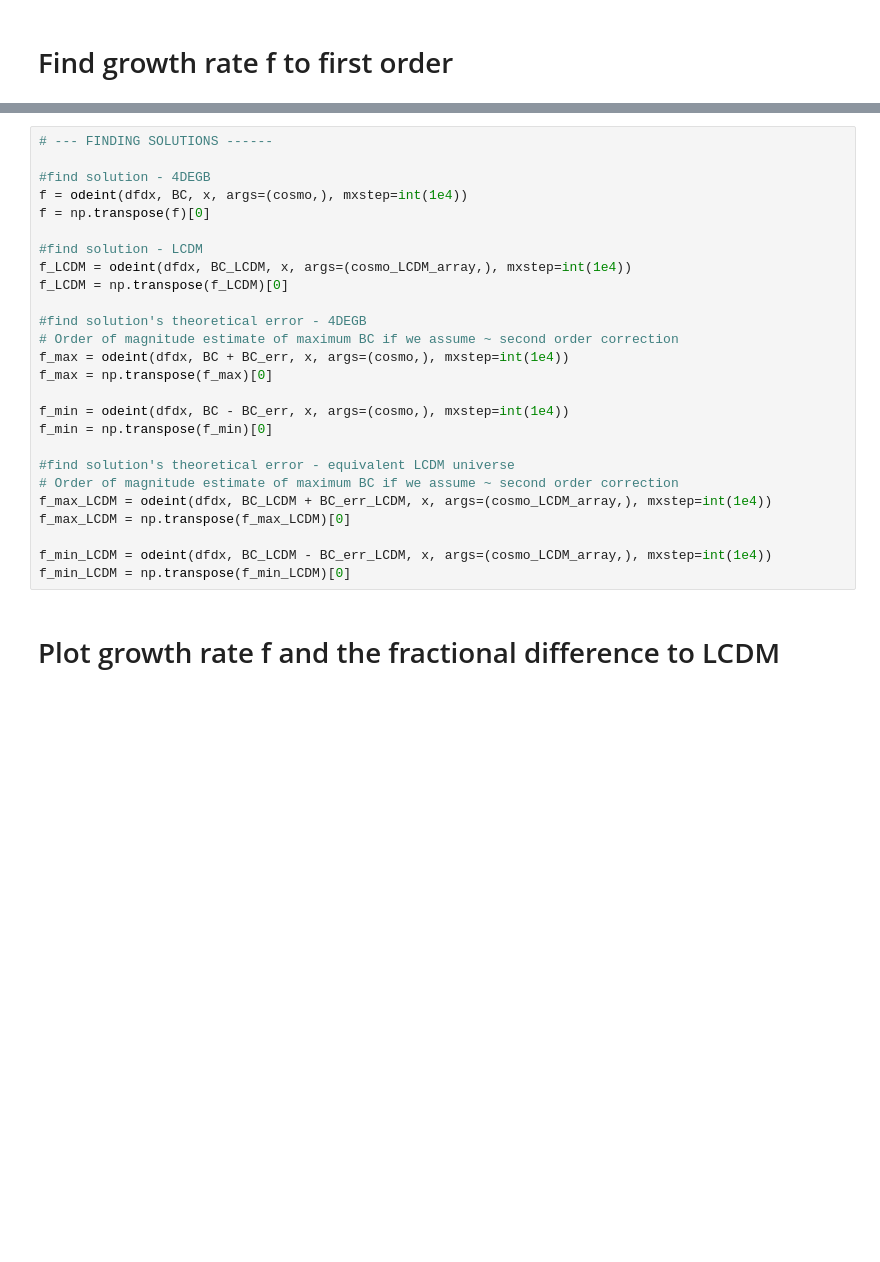
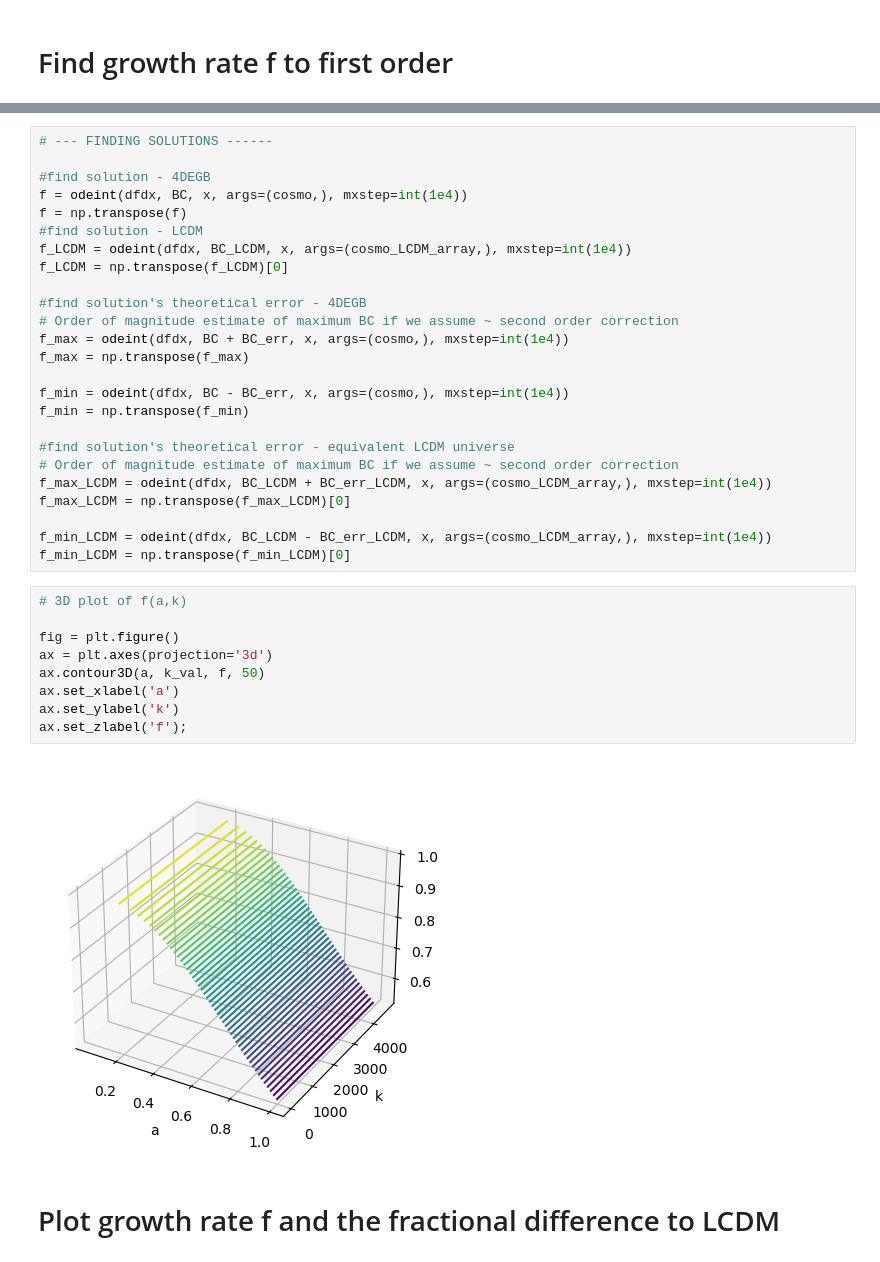
Before and after one commit to CarolaZano/4DEGB-tests, a Jupyter notebook: growth_rate/4DEGB_growthrate_zeroalpha.ipynb, the cells around one changed output, grey strips where cells are left out. Cells and saved outputs as stored; diff of their text form; blank space fills up the shorter version.

```diff
--- a/growth_rate/4DEGB_growthrate_zeroalpha.ipynb
+++ b/growth_rate/4DEGB_growthrate_zeroalpha.ipynb
@@ -106,8 +119,7 @@ z_BC =  6.3890560989306495
 
 #find solution - 4DEGB
 f = odeint(dfdx, BC, x, args=(cosmo,), mxstep=int(1e4))
-f = np.transpose(f)[0]
-
+f = np.transpose(f)
 #find solution - LCDM
 f_LCDM = odeint(dfdx, BC_LCDM, x, args=(cosmo_LCDM_array,), mxstep=int(1e4))
 f_LCDM = np.transpose(f_LCDM)[0]
@@ -115,10 +127,10 @@ f_LCDM = np.transpose(f_LCDM)[0]
 #find solution's theoretical error - 4DEGB
 # Order of magnitude estimate of maximum BC if we assume ~ second order correction
 f_max = odeint(dfdx, BC + BC_err, x, args=(cosmo,), mxstep=int(1e4))
-f_max = np.transpose(f_max)[0]
+f_max = np.transpose(f_max)
 
 f_min = odeint(dfdx, BC - BC_err, x, args=(cosmo,), mxstep=int(1e4))
-f_min = np.transpose(f_min)[0]
+f_min = np.transpose(f_min)
 
 #find solution's theoretical error - equivalent LCDM universe
 # Order of magnitude estimate of maximum BC if we assume ~ second order correction
@@ -127,6 +139,17 @@ f_max_LCDM = np.transpose(f_max_LCDM)[0]
 
 f_min_LCDM = odeint(dfdx, BC_LCDM - BC_err_LCDM, x, args=(cosmo_LCDM_array,), mxstep=int(1e4))
 f_min_LCDM = np.transpose(f_min_LCDM)[0]
+# %%
+# 3D plot of f(a,k)
+
+fig = plt.figure()
+ax = plt.axes(projection='3d')
+ax.contour3D(a, k_val, f, 50)
+ax.set_xlabel('a')
+ax.set_ylabel('k')
+ax.set_zlabel('f');
+# %% [output]
+[figure, added]
 # %% [markdown]
 # Plot growth rate f and the fractional difference to LCDM
 # %%
```
Also changed, not shown: parts of 10 cells of this notebook.
